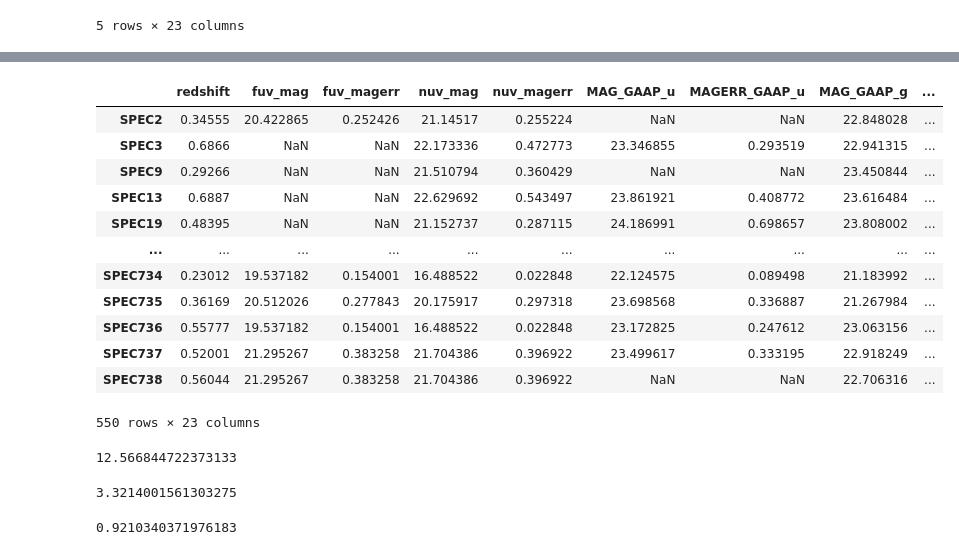
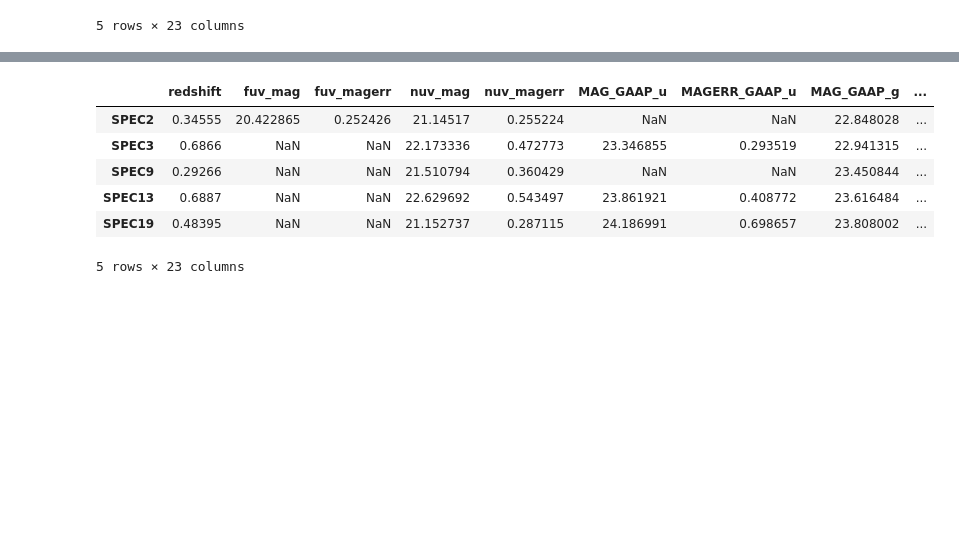
Before and after one commit to sylvielsstfr/Fors2pcigale, a Jupyter notebook: docs/notebooks/fors2starlightio/generate_fluxtable.ipynb, the cells around one changed output, grey strips where cells are left out. Cells and saved outputs as stored; diff of their text form; code cells hidden in the pictures; blank space fills up the shorter version.

```diff
--- a/docs/notebooks/fors2starlightio/generate_fluxtable.ipynb
+++ b/docs/notebooks/fors2starlightio/generate_fluxtable.ipynb
@@ -226,29 +257,11 @@ df_f.head()
 # %%
 # magnitude AB
-df_m
+df_m.head()
 # %% [output]
 |  | redshift | fuv_mag | fuv_magerr | nuv_mag | nuv_magerr | MAG_GAAP_u | MAGERR_GAAP_u | MAG_GAAP_g | ... |
 | SPEC2 | 0.34555 | 20.422865 | 0.252426 | 21.14517 | 0.255224 | NaN | NaN | 22.848028 | ... |
 | SPEC3 | 0.6866 | NaN | NaN | 22.173336 | 0.472773 | 23.346855 | 0.293519 | 22.941315 | ... |
 | SPEC9 | 0.29266 | NaN | NaN | 21.510794 | 0.360429 | NaN | NaN | 23.450844 | ... |
 | SPEC13 | 0.6887 | NaN | NaN | 22.629692 | 0.543497 | 23.861921 | 0.408772 | 23.616484 | ... |
 | SPEC19 | 0.48395 | NaN | NaN | 21.152737 | 0.287115 | 24.186991 | 0.698657 | 23.808002 | ... |
-| ... | ... | ... | ... | ... | ... | ... | ... | ... | ... |
-| SPEC734 | 0.23012 | 19.537182 | 0.154001 | 16.488522 | 0.022848 | 22.124575 | 0.089498 | 21.183992 | ... |
-| SPEC735 | 0.36169 | 20.512026 | 0.277843 | 20.175917 | 0.297318 | 23.698568 | 0.336887 | 21.267984 | ... |
-| SPEC736 | 0.55777 | 19.537182 | 0.154001 | 16.488522 | 0.022848 | 23.172825 | 0.247612 | 23.063156 | ... |
-| SPEC737 | 0.52001 | 21.295267 | 0.383258 | 21.704386 | 0.396922 | 23.499617 | 0.333195 | 22.918249 | ... |
-| SPEC738 | 0.56044 | 21.295267 | 0.383258 | 21.704386 | 0.396922 | NaN | NaN | 22.706316 | ... |
-550 rows × 23 columns
+5 rows × 23 columns
-# %%
-J0*np.power(10.,-0.4*21.152) *1e6
-# %% [output]
-12.566844722373133
-# %%
-0.287115*12.56*0.9210340371976183
-# %% [output]
-3.3214001561303275
-# %%
-np.log(10)/2.5
-# %% [output]
-0.9210340371976183
```
Also changed, not shown: parts of 10 cells of this notebook.
